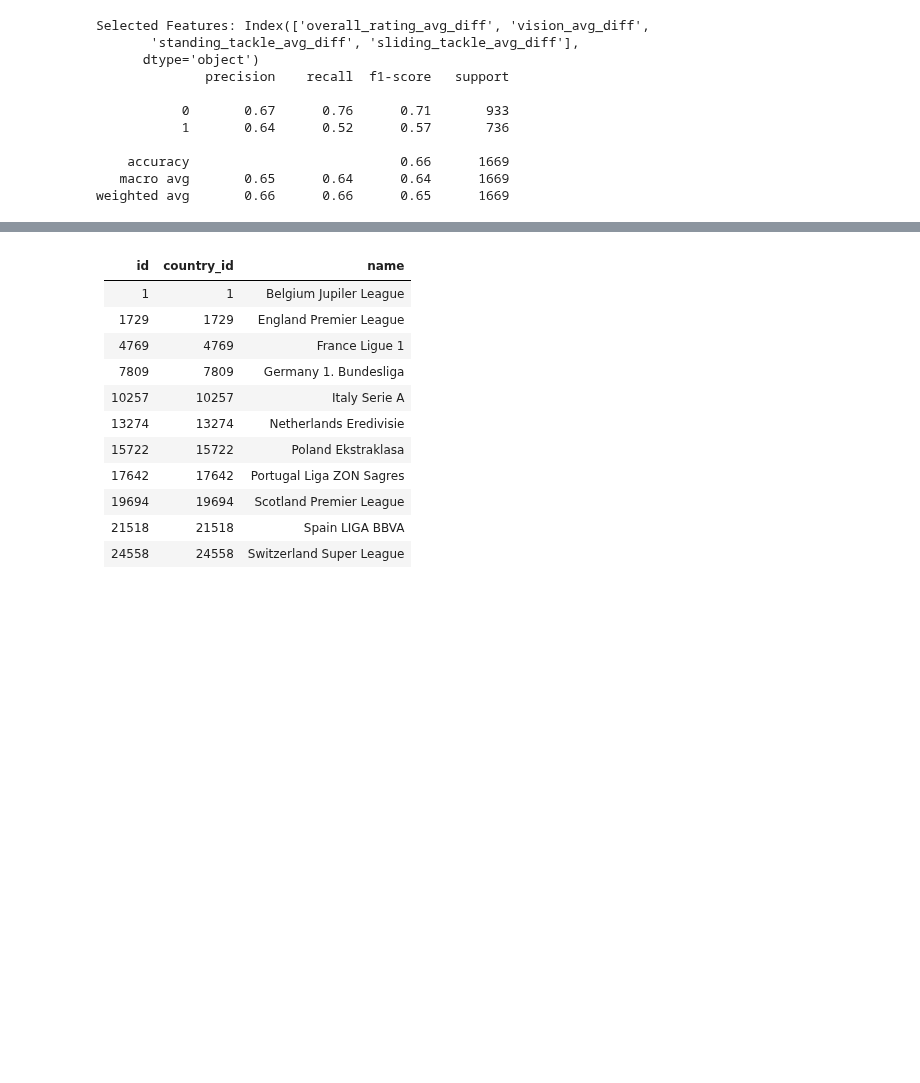
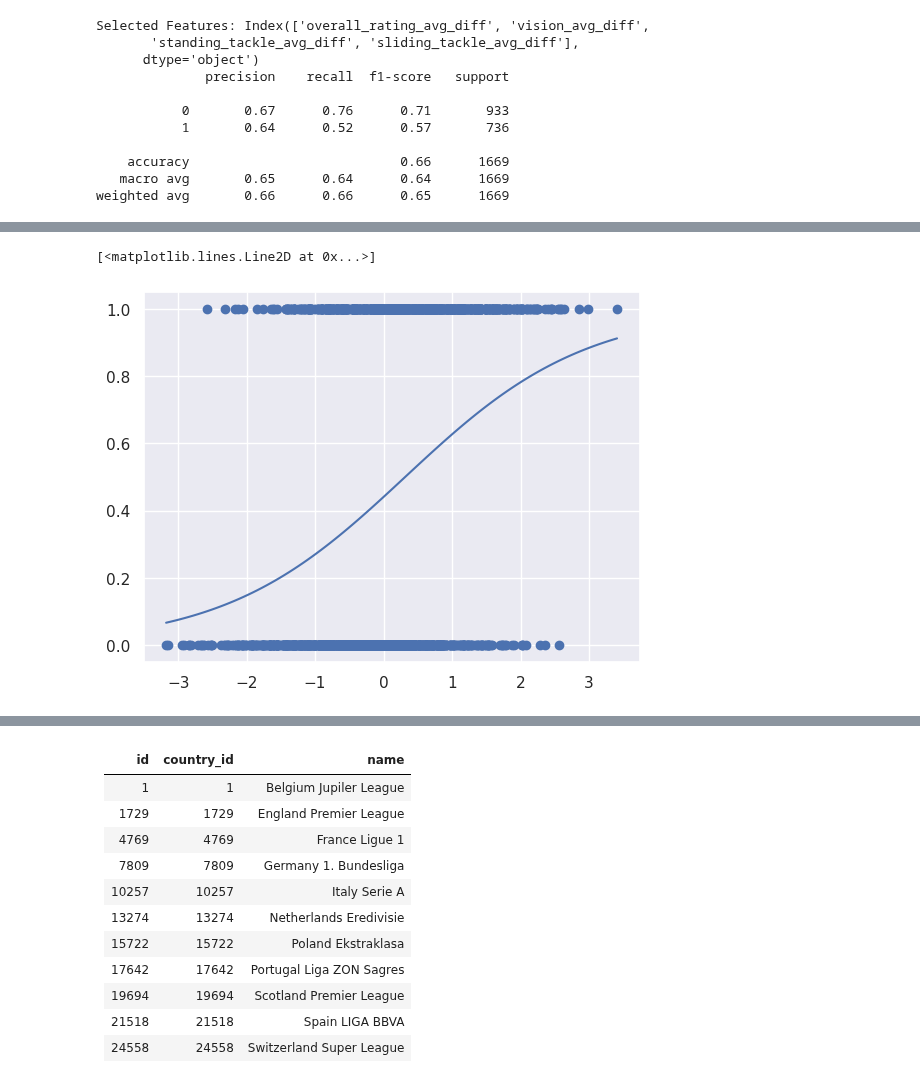
Before and after one commit to gediminas-skvarnavicius/football-db-analysis, a Jupyter notebook: analysis.ipynb, the cells around one changed output, grey strips where cells are left out. Drawn from its saved outputs; the diff is of its cells as text; code cells hidden in the pictures; blank space fills up the shorter version.

```diff
--- a/analysis.ipynb
+++ b/analysis.ipynb
@@ -1323,0 +1265,23 @@ match_raw.iloc[1000].to_dict()
+# %%
+home_win_target = match_win_players["home_team_win"]
+home_win_player_features = match_win_players['overall_rating_avg_diff']
+
+# Splitting the data into training and test sets
+X_train, X_test, y_train, y_test = train_test_split(
+    home_win_player_features, home_win_target, test_size=0.33, random_state=1
+)
+
+# Scaling the data
+player_feat_scaler = StandardScaler()
+X_train = player_feat_scaler.fit_transform(X_train.values.reshape(-1, 1))
+X_test = player_feat_scaler.fit_transform(X_test.values.reshape(-1, 1))
+
+# Fit the logistic regression model
+logreg_overal_rating = LogisticRegression()
+logreg_overal_rating.fit(X_train, y_train)
+
+# Predict using the trained model with selected features
+predictions_overal_rating = logreg_overal_rating.predict(X_test)
+
+# Print the predicted probabilities
+print(classification_report(y_test, predictions_overal_rating.round()))
@@ -1324,3 +1297,18 @@ match_raw.iloc[1000].to_dict()
+# %%
+
+x_values = np.linspace(min(X_test), max(X_test), 100)
+
+# Calculate corresponding y-values using logistic function
+y_values = 1 / (1 + np.exp(-(logreg_model_rfe.coef_ * x_values + logreg_model_rfe.intercept_)))
+
+# Plot scatter plot
+plt.scatter(X_test, y_test)
+
+# Plot the fitted line
+plt.plot(x_values, y_values)
+# %% [output]
+[<matplotlib.lines.Line2D at 0x...>]
+[figure, added]
 # %%
 Markdown(tabulate(con.query(
     f"""--sql
```
Also changed, not shown: parts of 16 cells of this notebook.
